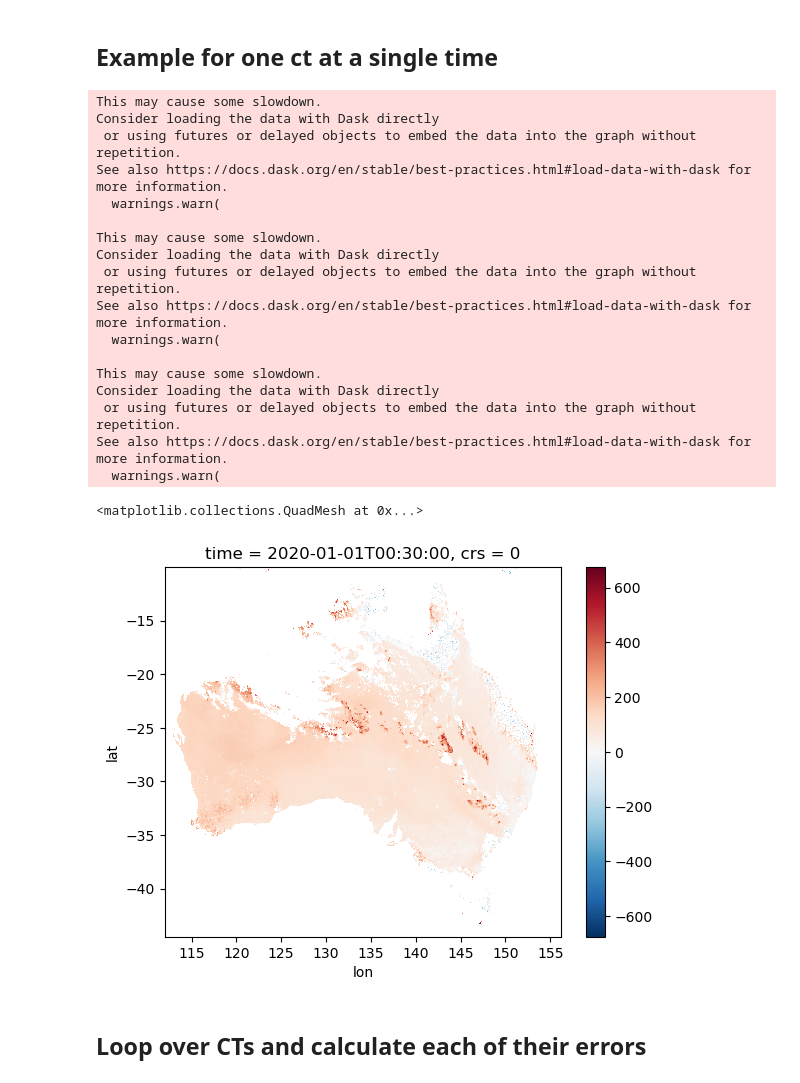
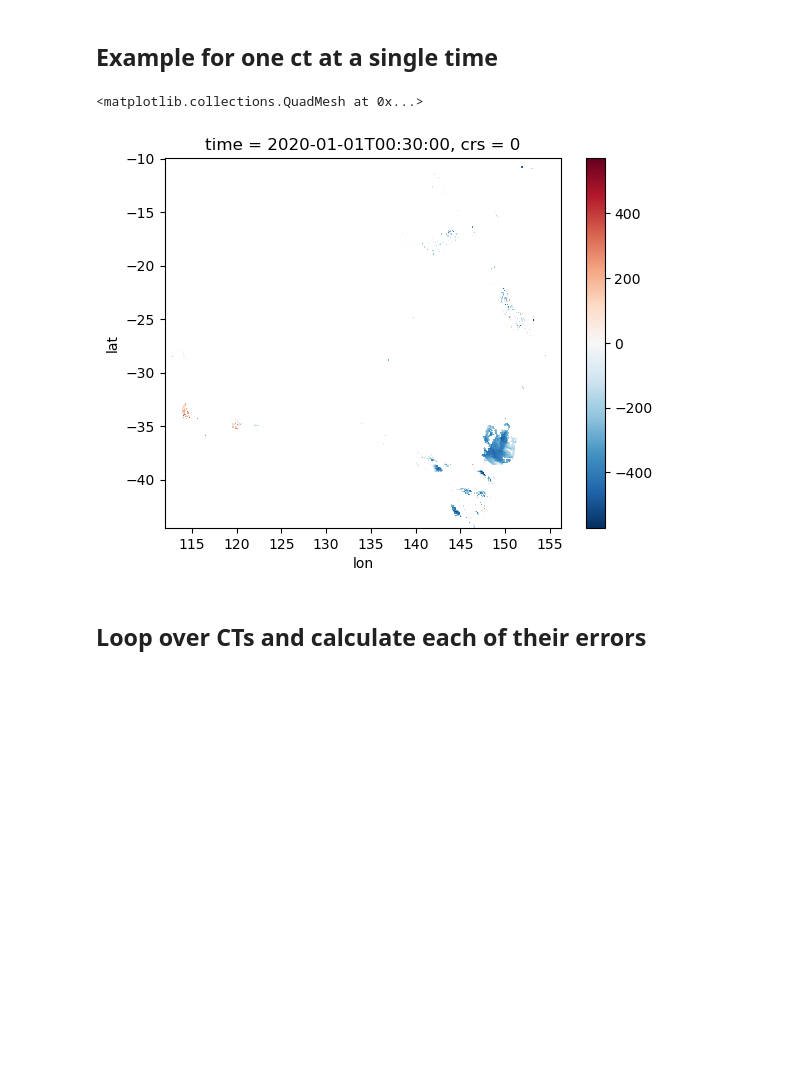
Before and after one commit to cdoedens/Irradiance-comparison, a Jupyter notebook: scripts/ct_biases.ipynb, the cells around one changed output. Saved outputs shown, nothing was run; the diff lists cells and outputs as text; code cells hidden in the pictures; blank space fills up the shorter version.

```diff
--- a/scripts/ct_biases.ipynb
+++ b/scripts/ct_biases.ipynb
@@ -94,12 +94,5 @@ Solution: open all BARRA files (one file per month) then select the dates corres
 # %%
-date='2020-01'
-ds1 = read_dataset(
-        dataset='himawari',
-        resolution='hourly',
-        date=date
-    )
-# ds2 = read_dataset(
-#         dataset='barra-r2',
-#         resolution='hourly',
-#         date=date
-#     )
+date = '2020-01'
+file_path = Path("/scratch/er8/cd3022/Irradiance-comparisons/")
+file_name = f'himawari_barrar2_diffct_{date}.nc'
+ds = xr.open_dataset(file_path/file_name)
@@ -153,31 +103,10 @@ diff = regridder_ct(diff)
 # %%
 time='2020-01-01T00:30'
 
-ds_ct_slice = ds_ct.sel(time=time)
-diff_slice = diff.sel(time=time)
-
-ct_diffs = xr.where(ds_ct_slice.ct == 1, diff_slice, np.nan)
-ct_diffs.plot()
+xr.where(ds.sel(time=time).ct == 5, ds.ghi_diff.sel(time=time), np.nan).plot()
 # %% [output]
-This may cause some slowdown.
-Consider loading the data with Dask directly
- or using futures or delayed objects to embed the data into the graph without repetition.
-See also https://docs.dask.org/en/stable/best-practices.html#load-data-with-dask for more information.
-  warnings.warn(
-
-This may cause some slowdown.
-Consider loading the data with Dask directly
- or using futures or delayed objects to embed the data into the graph without repetition.
-See also https://docs.dask.org/en/stable/best-practices.html#load-data-with-dask for more information.
-  warnings.warn(
-
-This may cause some slowdown.
-Consider loading the data with Dask directly
- or using futures or delayed objects to embed the data into the graph without repetition.
-See also https://docs.dask.org/en/stable/best-practices.html#load-data-with-dask for more information.
-  warnings.warn(
+<matplotlib.collections.QuadMesh at 0x...>
-<matplotlib.collections.QuadMesh at 0x...>
-[figure, old version]
+[figure, new version]
 # %% [markdown]
 ## Loop over CTs and calculate each of their errors
 # %%
```
Also changed, not shown: parts of 10 cells of this notebook, 4 other files.
